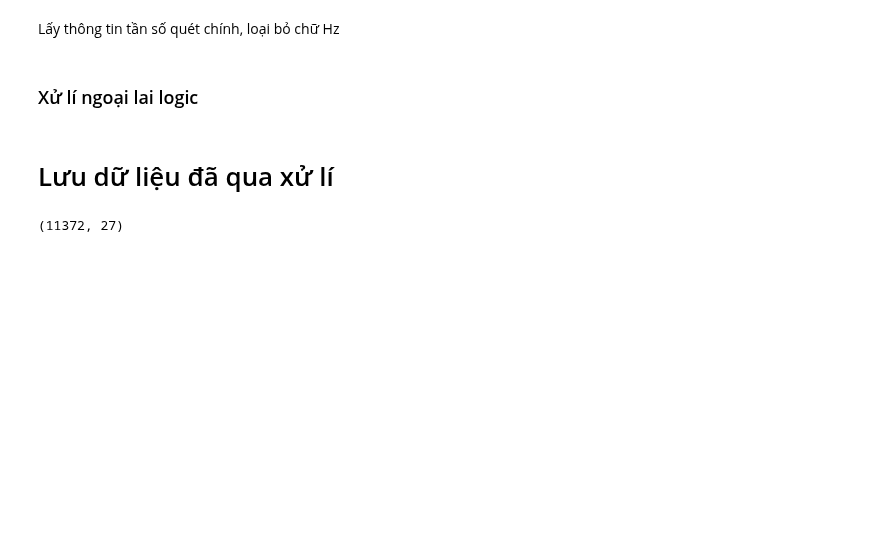
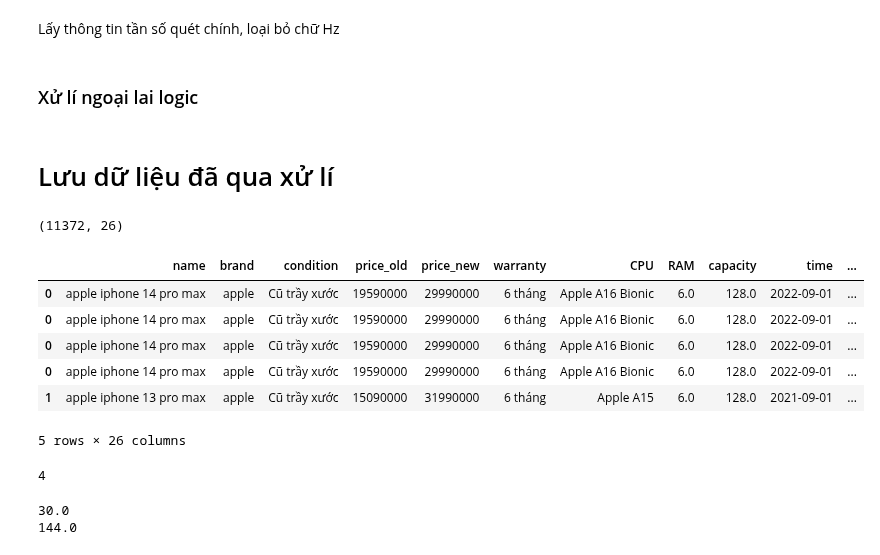
Before and after one commit to phngahn/DS108, a Jupyter notebook: preprocessing/preprocessing.ipynb, the cells around one changed output. Cells and saved outputs as stored; diff of their text form; code cells hidden in the pictures; blank space fills up the shorter version.

```diff
--- a/preprocessing/preprocessing.ipynb
+++ b/preprocessing/preprocessing.ipynb
@@ -629,9 +629,11 @@ data['resolution_width'] = pd.to_numeric(data['resolution_width'], errors='coerc
 data['resolution_height'] = data['resolution_height'].astype(str)
 data['resolution_height'] = pd.to_numeric(data['resolution_height'], errors='coerce')
 
+# Gán lại cột screen_resolution thành số lượng điểm ảnh
+data['screen_resolution'] = data['resolution_width'] * data['resolution_height']
 # Xóa các cột không cần thiết.
 data = data.drop(columns=['screen_resolution_temp'])
-data.drop(columns=['screen_resolution'], inplace=True)
+data.drop(columns=['resolution_height','resolution_width' ], inplace=True)
 # %% [markdown]
 # Xử lý cột operating system
 # %%
@@ -739,5 +741,4 @@ data['display_technology'] = data['display_technology'].fillna('').astype(str)
 data['display_technology'] = data['display_technology'].str.extract(r'(.*?lcd)', flags=re.IGNORECASE, expand=False)
 data['display_technology'] = data['display_technology'].fillna(display_info)
 data['display_technology'] = data['display_technology'].str.split(',').str[0]
-data['display_technology'] = data['display_technology'].str.replace('Cảm ứng điện dung ', '', regex=False)
 data['display_technology'] = data['display_technology'].str.strip()
@@ -991,7 +1020,28 @@ data = data.drop_duplicates(keep=False)
 # Kiểm tra lại kích thước
 data.shape
 # %% [output]
-(11372, 27)
+(11372, 26)
 # %%
 # Xuất DataFrame ra file CSV
 data.to_csv('tidy_data.csv', index=False, encoding='utf-8-sig')
+# %%
+data.head()
+# %% [output]
+|  | name | brand | condition | price_old | price_new | warranty | CPU | RAM | capacity | time | ... |
+| 0 | apple iphone 14 pro max | apple | Cũ trầy xước | 19590000 | 29990000 | 6 tháng | Apple A16 Bionic | 6.0 | 128.0 | 2022-09-01 | ... |
+| 0 | apple iphone 14 pro max | apple | Cũ trầy xước | 19590000 | 29990000 | 6 tháng | Apple A16 Bionic | 6.0 | 128.0 | 2022-09-01 | ... |
+| 0 | apple iphone 14 pro max | apple | Cũ trầy xước | 19590000 | 29990000 | 6 tháng | Apple A16 Bionic | 6.0 | 128.0 | 2022-09-01 | ... |
+| 0 | apple iphone 14 pro max | apple | Cũ trầy xước | 19590000 | 29990000 | 6 tháng | Apple A16 Bionic | 6.0 | 128.0 | 2022-09-01 | ... |
+| 1 | apple iphone 13 pro max | apple | Cũ trầy xước | 15090000 | 31990000 | 6 tháng | Apple A15 | 6.0 | 128.0 | 2021-09-01 | ... |
+5 rows × 26 columns
+# %%
+data['condition'].nunique()
+# %% [output]
+4
+# %%
+print(data['refresh_rate'].min())
+
+print(data['refresh_rate'].max())
+# %% [output]
+30.0
+144.0
```
Also changed, not shown: parts of 3 cells of this notebook, 1 other file.
